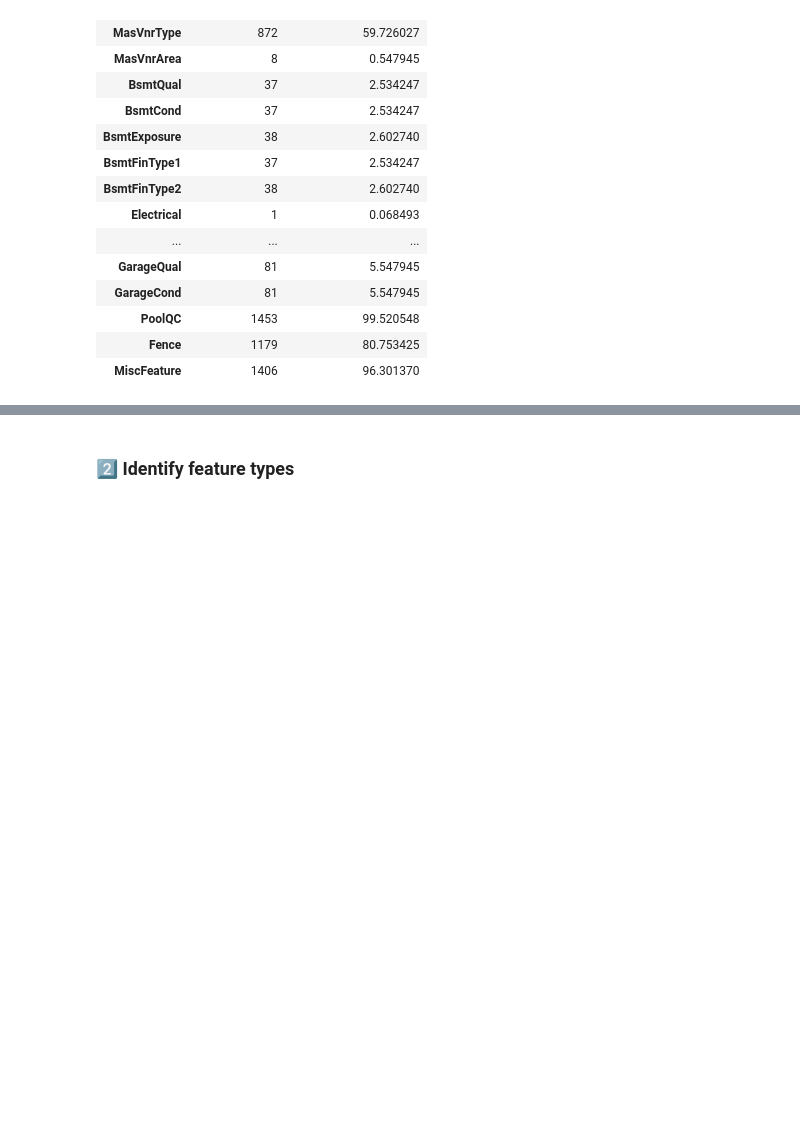
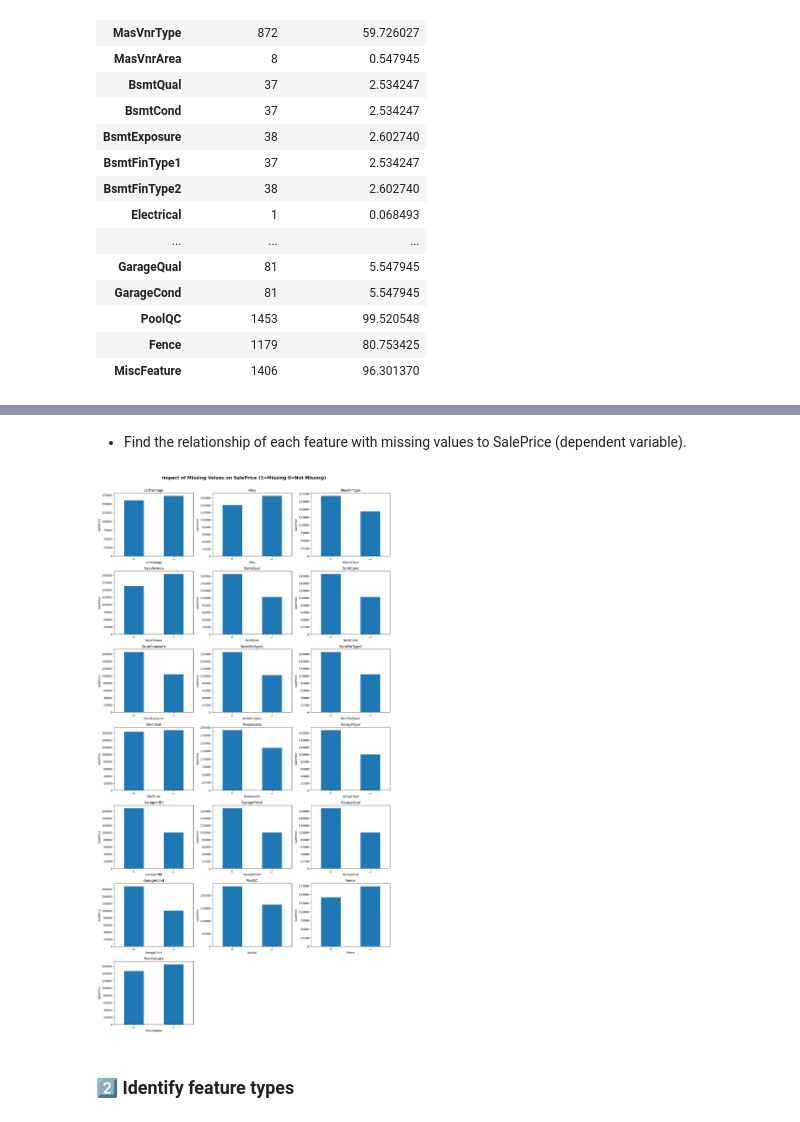
Before and after one commit to julsCadenas/DS-ML-Projects, a Jupyter notebook: notebooks/price_predict_refactor.ipynb, the cells around one changed output, grey strips where cells are left out. Saved outputs shown, nothing was run; the diff lists cells and outputs as text; code cells hidden in the pictures; blank space fills up the shorter version.

```diff
--- a/notebooks/price_predict_refactor.ipynb
+++ b/notebooks/price_predict_refactor.ipynb
@@ -106,3 +125,31 @@ missing_data
+# %% [markdown]
+- Find the relationship of each feature with missing values to SalePrice (dependent variable).
+# %%
+def bar_plot_grid(dataset, missing_vars):
+    dataset_index = missing_vars.index
+    cols = 3
+    rows = -(-len(dataset_index) // cols)
+
+    fig, ax = plt.subplots(rows, cols, figsize=(15, rows * 4))
+    ax = ax.flatten()
+
+    for i, feature in enumerate(dataset_index):
+        dataset_temp = dataset.copy()
+        dataset_temp[feature] = np.where(dataset_temp[feature].isnull(), 1, 0)
+        dataset_temp.groupby(feature)['SalePrice'].median().plot.bar(ax=ax[i])
+        ax[i].set_title(feature)
+        ax[i].set_ylabel("SalePrice")
+
+    for j in range(i + 1, len(ax)):
+        ax[j].set_visible(False)
+
+    plt.suptitle('Impact of Missing Values on SalePrice (1=Missing 0=Not Missing)', fontsize=16, weight='bold', y=1.005)
+    plt.tight_layout()
+    plt.show()
+
+bar_plot_grid(train_df, missing_values)
+# %% [output]
+[figure, added]
 # %% [markdown]
 ### **2️⃣ Identify feature types**
 # %%
```
Also changed, not shown: parts of 12 cells of this notebook.
